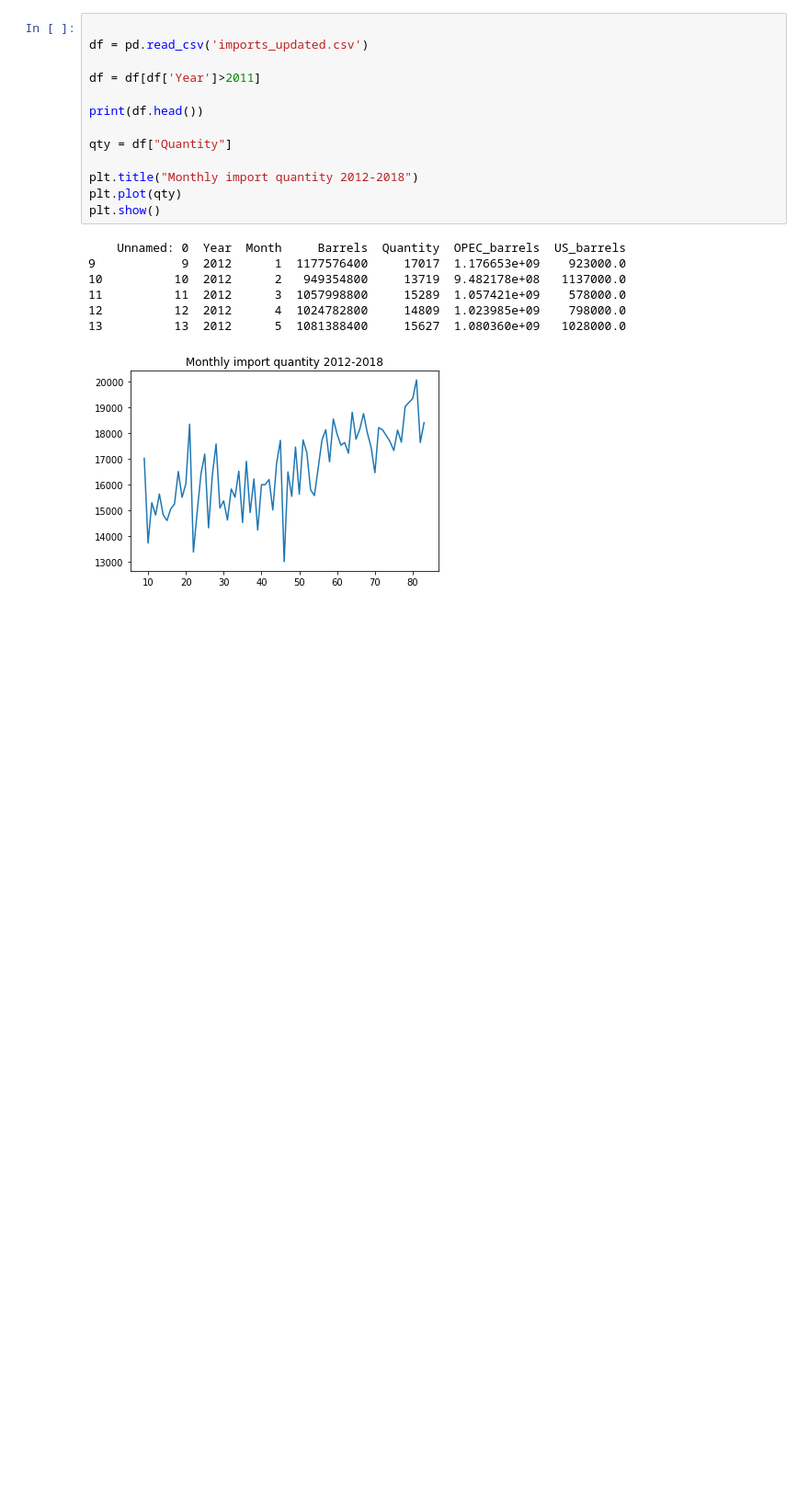
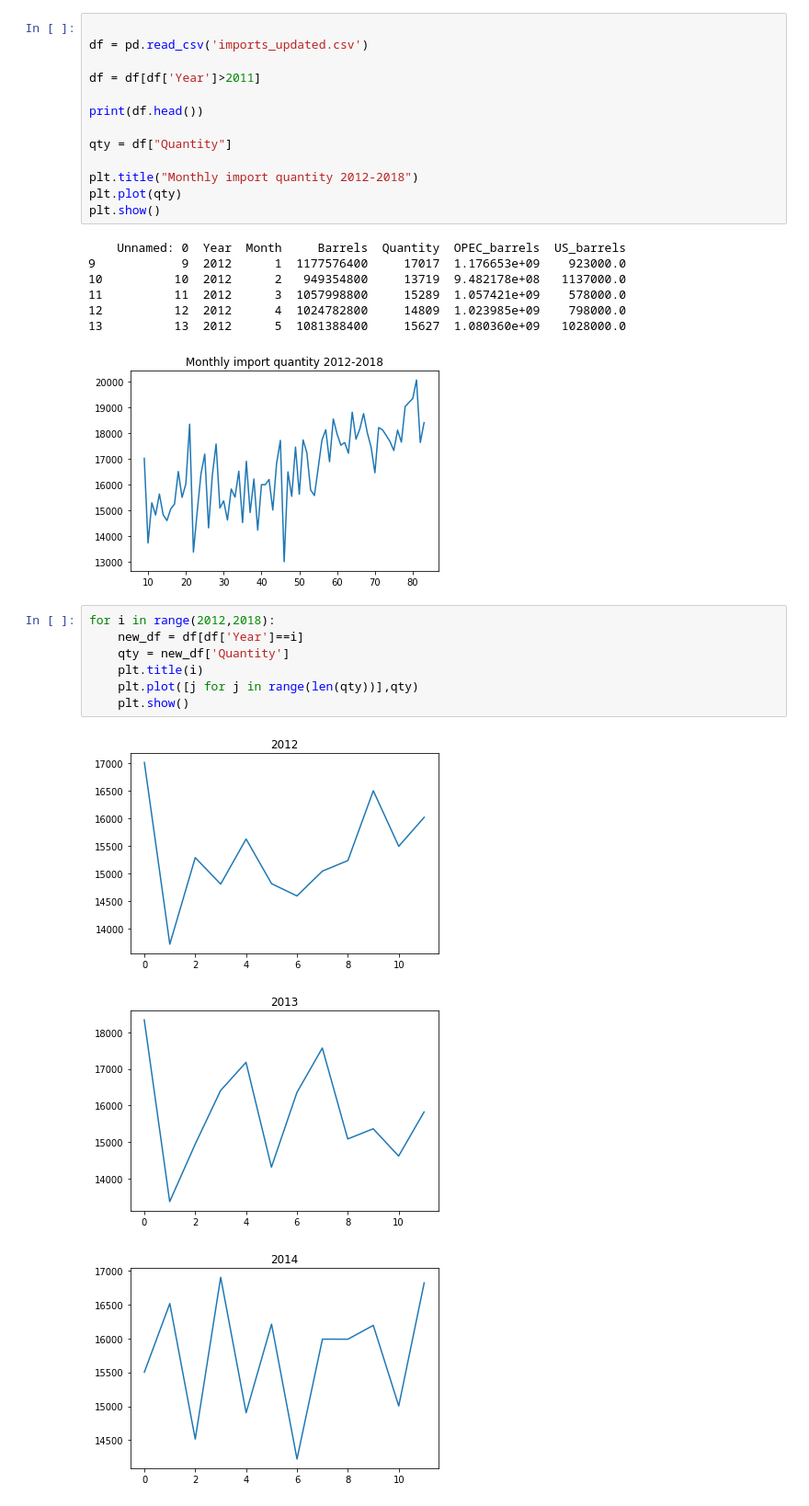
Before and after one commit to mellon-collie/Crude-Oil-Analysis, a Jupyter notebook: import_analyse.ipynb, the cells around one changed output. Shown at 92% size. Cells and saved outputs as stored; diff of their text form; blank space fills up the shorter version.

```diff
--- a/import_analyse.ipynb
+++ b/import_analyse.ipynb
@@ -113,3 +102,14 @@ plt.show()
 12          12  2012      4  1024782800     14809  1.023985e+09    798000.0
 13          13  2012      5  1081388400     15627  1.080360e+09   1028000.0
 [figure]
+# %%
+for i in range(2012,2018):
+    new_df = df[df['Year']==i]
+    qty = new_df['Quantity']
+    plt.title(i)
+    plt.plot([j for j in range(len(qty))],qty)
+    plt.show()
+# %% [output]
+[figure, added]
+[figure, added]
+[figure, added]
```
Also changed, not shown: parts of 4 cells of this notebook.
